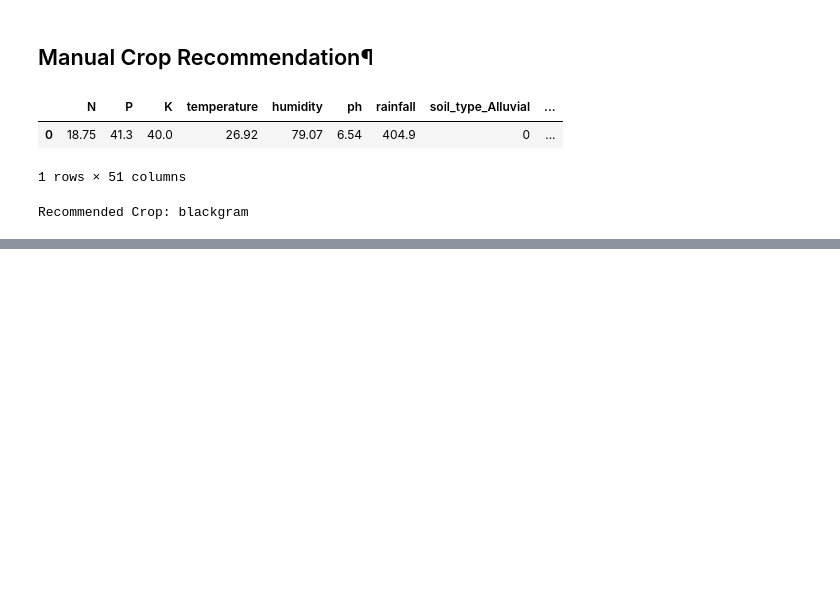
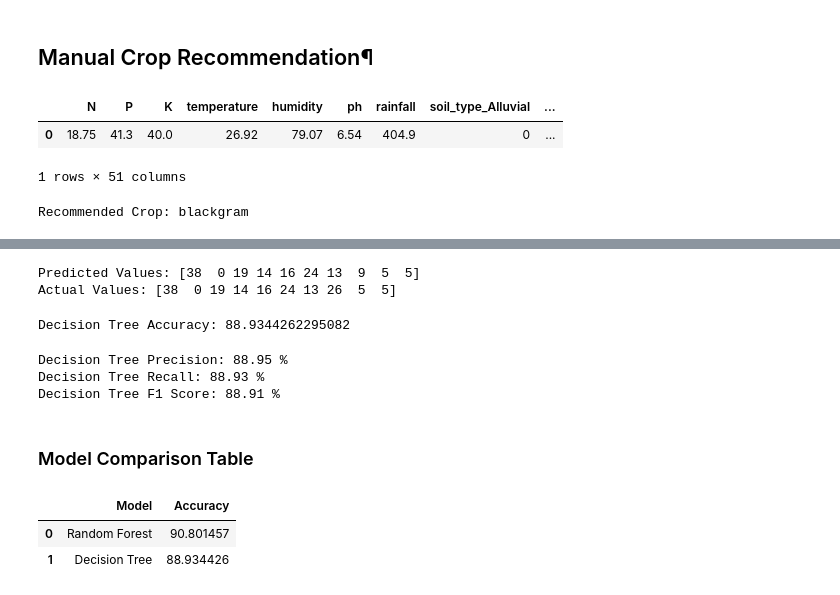
Before and after one commit to adhiyakamar6282-ctrl/Crop_Recommendation, a Jupyter notebook: Crop_Project.ipynb, the cells around one changed output, grey strips where cells are left out. Drawn from its saved outputs; the diff is of its cells as text; code cells hidden in the pictures; blank space fills up the shorter version.

```diff
--- a/Crop_Project.ipynb
+++ b/Crop_Project.ipynb
@@ -720,0 +728,3 @@ Recommended Crop: blackgram
+# %%
+# create the model
+dt_model = DecisionTreeClassifier(random_state=42)
@@ -720,0 +745,50 @@ Recommended Crop: blackgram
+# %%
+# check prediction
+print("Predicted Values:", dt_pred[:10])
+
+print("Actual Values:", y_test[:10].values)
+# %% [output]
+Predicted Values: [38  0 19 14 16 24 13  9  5  5]
+Actual Values: [38  0 19 14 16 24 13 26  5  5]
+# %%
+# Decision tree accuracy
+from sklearn.metrics import accuracy_score
+
+dt_accuracy = accuracy_score(y_test, dt_pred)
+
+print("Decision Tree Accuracy:", dt_accuracy * 100)
+# %% [output]
+Decision Tree Accuracy: 88.9344262295082
+# %%
+# Decision Tree Evaluation Metrics
+
+from sklearn.metrics import precision_score, recall_score, f1_score
+
+dt_precision = precision_score(y_test, dt_pred, average="weighted", zero_division=0)
+
+dt_recall = recall_score(y_test, dt_pred, average="weighted", zero_division=0)
+
+dt_f1 = f1_score(y_test, dt_pred, average="weighted", zero_division=0)
+
+print("Decision Tree Precision:", round(dt_precision * 100, 2), "%")
+print("Decision Tree Recall:", round(dt_recall * 100, 2), "%")
+print("Decision Tree F1 Score:", round(dt_f1 * 100, 2), "%")
+# %% [output]
+Decision Tree Precision: 88.95 %
+Decision Tree Recall: 88.93 %
+Decision Tree F1 Score: 88.91 %
+# %% [markdown]
+### Model Comparison Table
+# %%
+import pandas as pd
+
+comparison = pd.DataFrame({
+    'Model': ['Random Forest', 'Decision Tree'],
+    'Accuracy': [accuracy * 100, dt_accuracy * 100]
+})
+
+comparison
+# %% [output]
+|  | Model | Accuracy |
+| 0 | Random Forest | 90.801457 |
+| 1 | Decision Tree | 88.934426 |
```
Also changed, not shown: parts of 23 cells of this notebook.
